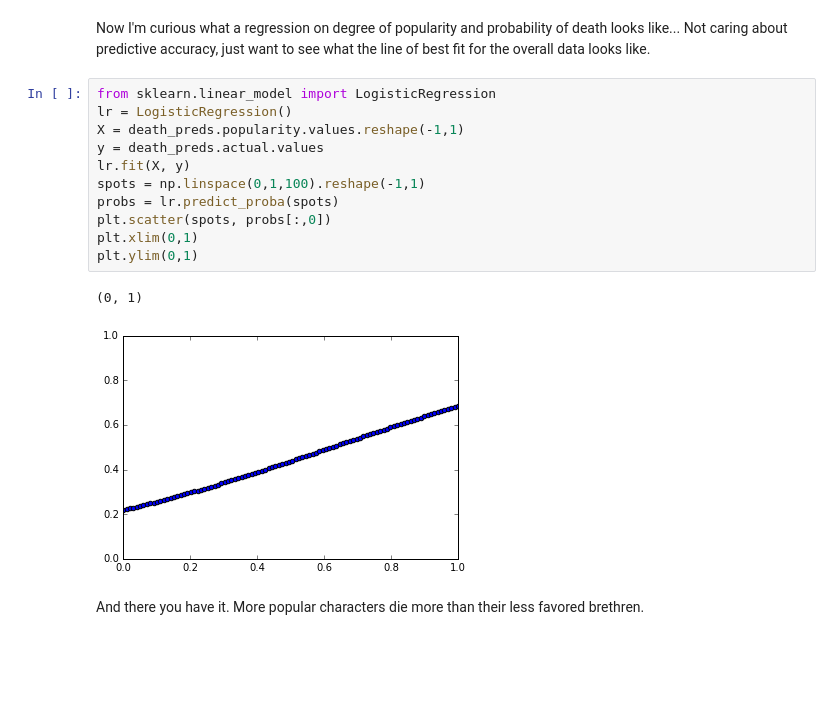
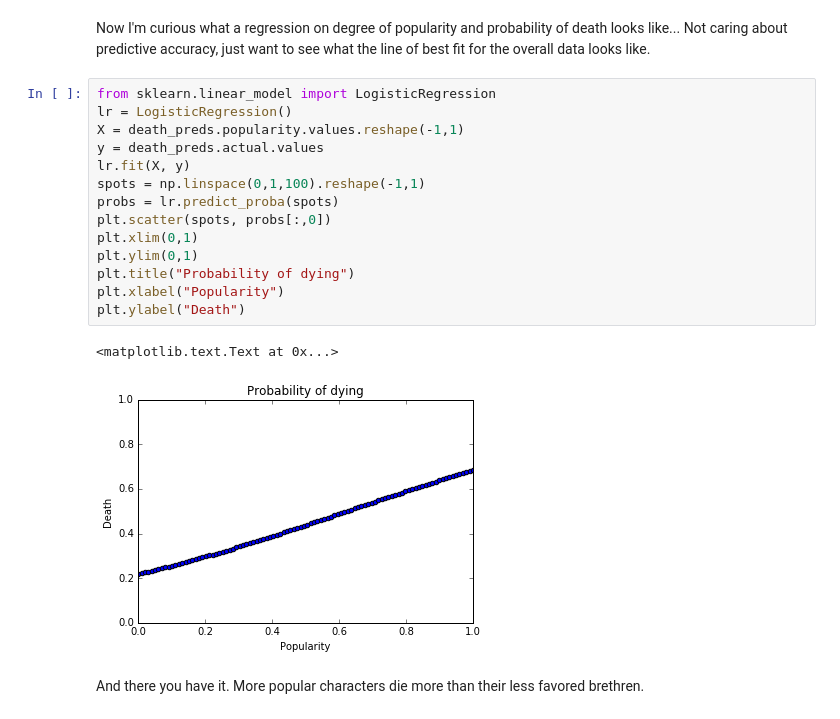
Before and after one commit to slflmm/ASOIAF, a Jupyter notebook: Visualizing.ipynb, the cells around one changed output. Drawn from its saved outputs; the diff is of its cells as text; blank space fills up the shorter version.

Commit message:
Added some plot titles...

```diff
--- a/Visualizing.ipynb
+++ b/Visualizing.ipynb
@@ -139,17 +139,20 @@ Not caring about predictive accuracy, just want to see what the line of best fit
 # %%
 from sklearn.linear_model import LogisticRegression
 lr = LogisticRegression()
 X = death_preds.popularity.values.reshape(-1,1)
 y = death_preds.actual.values
 lr.fit(X, y)
 spots = np.linspace(0,1,100).reshape(-1,1)
 probs = lr.predict_proba(spots)
 plt.scatter(spots, probs[:,0])
 plt.xlim(0,1)
 plt.ylim(0,1)
+plt.title("Probability of dying")
+plt.xlabel("Popularity")
+plt.ylabel("Death")
 # %% [output]
-(0, 1)
+<matplotlib.text.Text at 0x...>
-[figure, old version]
+[figure, new version]
 # %% [markdown]
 And there you have it. More popular characters die more than their less favored brethren.
 # %% [markdown]
```
